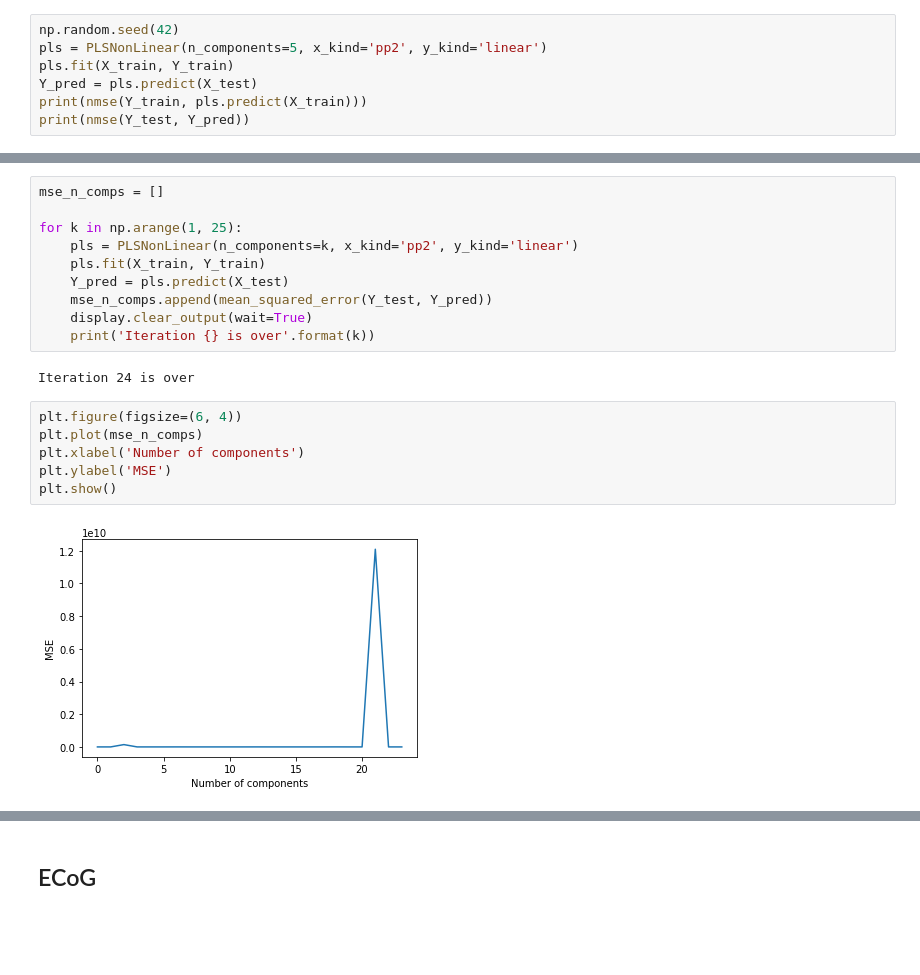
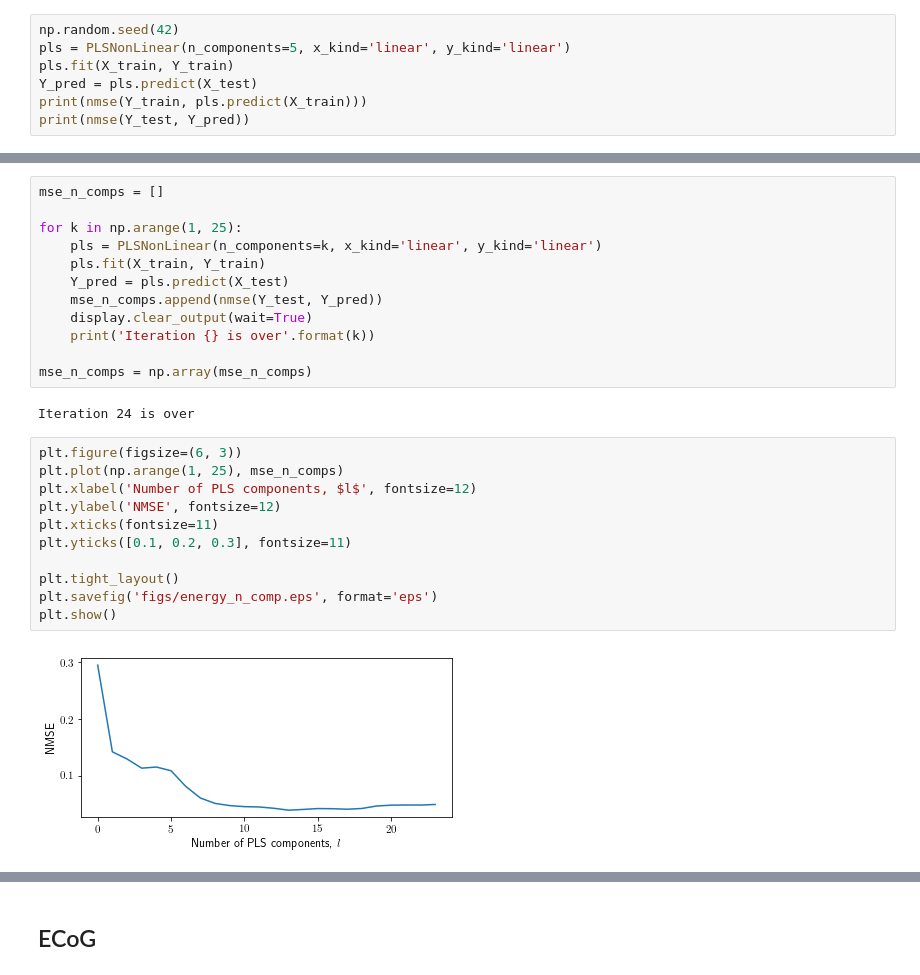
Before and after one commit to mariiavladimirova/NonlinearPLS, a Jupyter notebook: code/main.ipynb, the cells around one changed output, grey strips where cells are left out. Cells and saved outputs as stored; diff of their text form; blank space fills up the shorter version.

```diff
--- a/code/main.ipynb
+++ b/code/main.ipynb
@@ -59,7 +50,7 @@ X_train.shape, Y_train.shape, X_test.shape, Y_test.shape
 ((700, 168), (700, 24), (381, 168), (381, 24))
 # %%
 np.random.seed(42)
-pls = PLSNonLinear(n_components=5, x_kind='pp2', y_kind='linear')
+pls = PLSNonLinear(n_components=5, x_kind='linear', y_kind='linear')
 pls.fit(X_train, Y_train)
 Y_pred = pls.predict(X_test)
 print(nmse(Y_train, pls.predict(X_train)))
@@ -86,19 +62,26 @@ print(nmse(Y_test, Y_pred))
 mse_n_comps = []
 
 for k in np.arange(1, 25):
-    pls = PLSNonLinear(n_components=k, x_kind='pp2', y_kind='linear')
+    pls = PLSNonLinear(n_components=k, x_kind='linear', y_kind='linear')
     pls.fit(X_train, Y_train)
     Y_pred = pls.predict(X_test)
-    mse_n_comps.append(mean_squared_error(Y_test, Y_pred))
+    mse_n_comps.append(nmse(Y_test, Y_pred))
     display.clear_output(wait=True)
     print('Iteration {} is over'.format(k))
+
+mse_n_comps = np.array(mse_n_comps)
 # %% [output]
 Iteration 24 is over
 # %%
-plt.figure(figsize=(6, 4))
-plt.plot(mse_n_comps)
-plt.xlabel('Number of components')
-plt.ylabel('MSE')
+plt.figure(figsize=(6, 3))
+plt.plot(np.arange(1, 25), mse_n_comps)
+plt.xlabel('Number of PLS components, $l$', fontsize=12)
+plt.ylabel('NMSE', fontsize=12)
+plt.xticks(fontsize=11)
+plt.yticks([0.1, 0.2, 0.3], fontsize=11)
+
+plt.tight_layout()
+plt.savefig('figs/energy_n_comp.eps', format='eps')
 plt.show()
 # %% [output]
-[figure, old version]
+[figure, new version]
```
Also changed, not shown: parts of 24 cells of this notebook, 7 other files.
